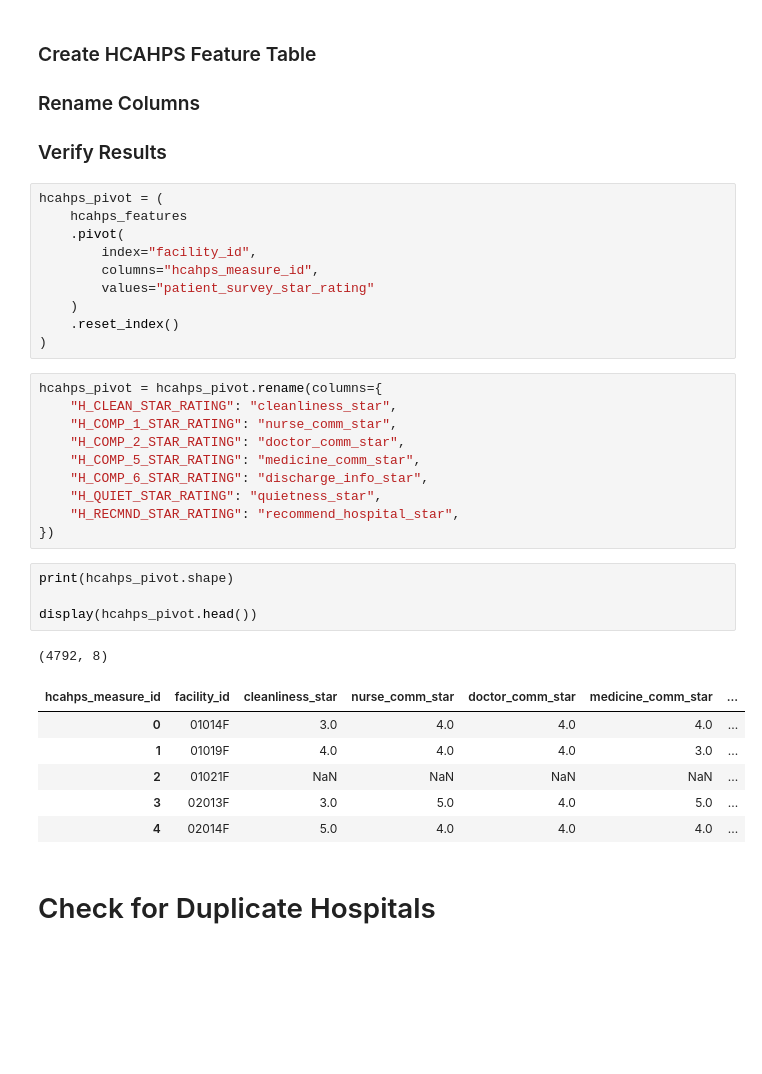
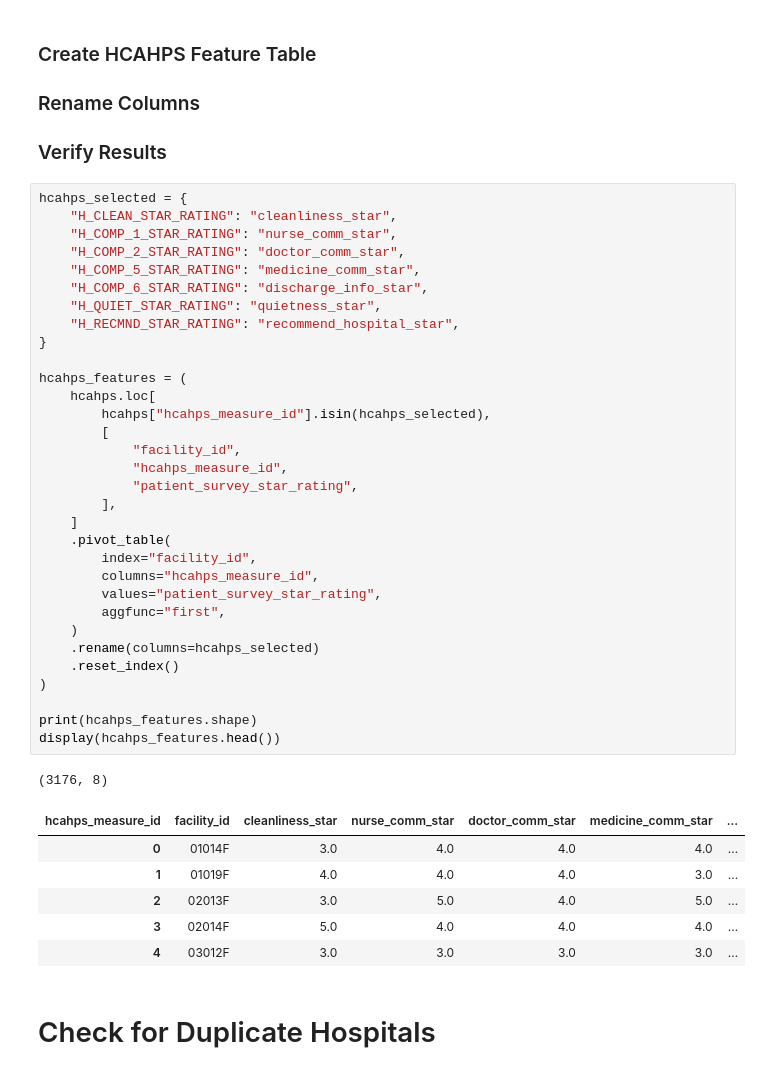
Before and after one commit to bfuemmeler/capstone-hospital-quality, a Jupyter notebook: notebooks/03_EDA.ipynb, the cells around one changed output. Cells and saved outputs as stored; diff of their text form; blank space fills up the shorter version.

```diff
--- a/notebooks/03_EDA.ipynb
+++ b/notebooks/03_EDA.ipynb
@@ -358,38 +394,46 @@ hcahps_pivot = hcahps_pivot.rename(columns={
 ### Create HCAHPS Feature Table
 ### Rename Columns
 ### Verify Results
-# %%
-hcahps_pivot = (
-    hcahps_features
-    .pivot(
-        index="facility_id",
-        columns="hcahps_measure_id",
-        values="patient_survey_star_rating"
-    )
-    .reset_index()
-)
-# %%
-hcahps_pivot = hcahps_pivot.rename(columns={
-    "H_CLEAN_STAR_RATING": "cleanliness_star",
-    "H_COMP_1_STAR_RATING": "nurse_comm_star",
-    "H_COMP_2_STAR_RATING": "doctor_comm_star",
-    "H_COMP_5_STAR_RATING": "medicine_comm_star",
-    "H_COMP_6_STAR_RATING": "discharge_info_star",
-    "H_QUIET_STAR_RATING": "quietness_star",
-    "H_RECMND_STAR_RATING": "recommend_hospital_star",
-})
-# %%
-print(hcahps_pivot.shape)
-
-display(hcahps_pivot.head())
-# %% [output]
-(4792, 8)
-| hcahps_measure_id | facility_id | cleanliness_star | nurse_comm_star | doctor_comm_star | medicine_comm_star | ... |
-| 0 | 01014F | 3.0 | 4.0 | 4.0 | 4.0 | ... |
-| 1 | 01019F | 4.0 | 4.0 | 4.0 | 3.0 | ... |
-| 2 | 01021F | NaN | NaN | NaN | NaN | ... |
-| 3 | 02013F | 3.0 | 5.0 | 4.0 | 5.0 | ... |
-| 4 | 02014F | 5.0 | 4.0 | 4.0 | 4.0 | ... |
+# %%
+hcahps_selected = {
+    "H_CLEAN_STAR_RATING": "cleanliness_star",
+    "H_COMP_1_STAR_RATING": "nurse_comm_star",
+    "H_COMP_2_STAR_RATING": "doctor_comm_star",
+    "H_COMP_5_STAR_RATING": "medicine_comm_star",
+    "H_COMP_6_STAR_RATING": "discharge_info_star",
+    "H_QUIET_STAR_RATING": "quietness_star",
+    "H_RECMND_STAR_RATING": "recommend_hospital_star",
+}
+
+hcahps_features = (
+    hcahps.loc[
+        hcahps["hcahps_measure_id"].isin(hcahps_selected),
+        [
+            "facility_id",
+            "hcahps_measure_id",
+            "patient_survey_star_rating",
+        ],
+    ]
+    .pivot_table(
+        index="facility_id",
+        columns="hcahps_measure_id",
+        values="patient_survey_star_rating",
+        aggfunc="first",
+    )
+    .rename(columns=hcahps_selected)
+    .reset_index()
+)
+
+print(hcahps_features.shape)
+display(hcahps_features.head())
+# %% [output]
+(3176, 8)
+| hcahps_measure_id | facility_id | cleanliness_star | nurse_comm_star | doctor_comm_star | medicine_comm_star | ... |
+| 0 | 01014F | 3.0 | 4.0 | 4.0 | 4.0 | ... |
+| 1 | 01019F | 4.0 | 4.0 | 4.0 | 3.0 | ... |
+| 2 | 02013F | 3.0 | 5.0 | 4.0 | 5.0 | ... |
+| 3 | 02014F | 5.0 | 4.0 | 4.0 | 4.0 | ... |
+| 4 | 03012F | 3.0 | 3.0 | 3.0 | 3.0 | ... |
 # %% [markdown]
 # Check for Duplicate Hospitals
 # %%
```
Also changed, not shown: parts of 32 cells of this notebook, 3 other files.
